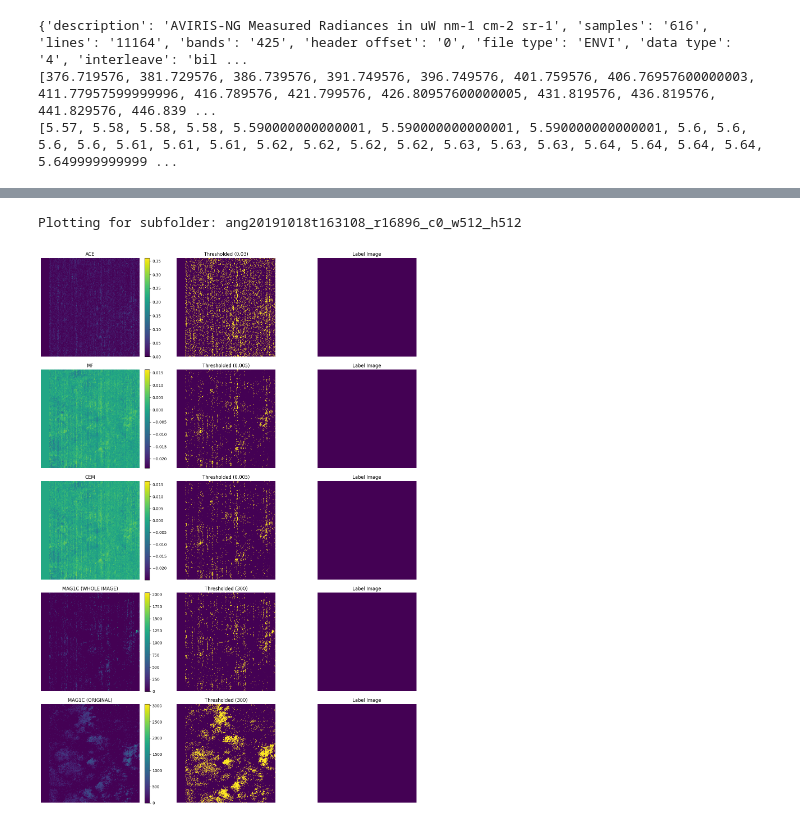
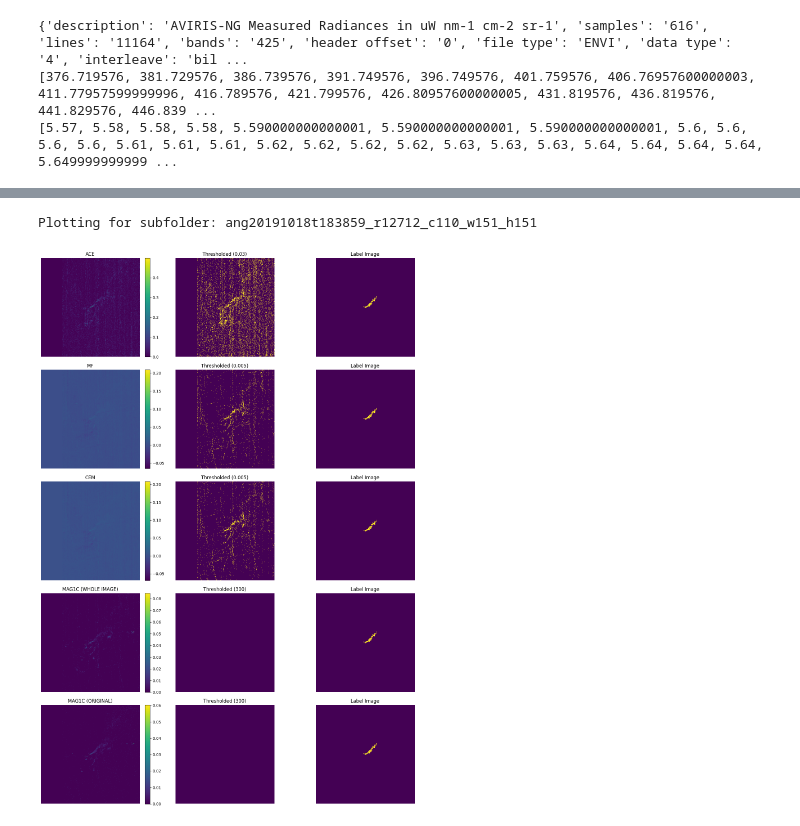
Before and after one commit to zaitra/methane-filters-benchmark, a Jupyter notebook: playbook.ipynb, the cells around one changed output, grey strips where cells are left out. Cells and saved outputs as stored; diff of their text form; code cells hidden in the pictures.

```diff
--- a/playbook.ipynb
+++ b/playbook.ipynb
@@ -169,7 +169,7 @@ thresholds = {
 subfolders = [f for f in os.listdir(whole_image) if os.path.isdir(os.path.join(whole_image, f))]
 
 # Select subfolder based on index_to_plot
-index_to_plot =110
+index_to_plot =100
 if index_to_plot >= len(subfolders):
     raise ValueError(f"Index {index_to_plot} is out of range. Only {len(subfolders)} subfolders available.")
 
@@ -196,32 +196,34 @@ for row_idx, filename in enumerate(filenames):
     # Plot Whole Image
     if data_whole is not None:
         title = filename.replace(".npy", "").upper()
         if row_idx == 3:
             title = "MAG1C (WHOLE IMAGE)"
+            data_whole /= 1e5
         if row_idx == 4:
             title = "MAG1C (ORIGINAL)"
+            data_whole /= 1e5
 
         im = axes[row_idx, 0].imshow(data_whole, cmap='viridis', interpolation='nearest')
         axes[row_idx, 0].set_title(title)
         fig.colorbar(im, ax=axes[row_idx, 0], fraction=0.046, pad=0.04)  # Add colorbar
 
     # Plot Thresholded Image
     if data_whole is not None and filename in thresholds:
         axes[row_idx, 1].imshow(data_whole > thresholds[filename], cmap='viridis', interpolation='nearest')
         axes[row_idx, 1].set_title(f"Thresholded ({thresholds[filename]})")
 
     # Plot Label Image
     if data_label is not None:
         axes[row_idx, 2].imshow(data_label, cmap='viridis', interpolation='nearest')
         axes[row_idx, 2].set_title("Label Image")
 
     # Remove axes ticks
     for col in range(3):
         axes[row_idx, col].axis("off")
 
 # Adjust layout and show
 plt.tight_layout()
 plt.show()
 # %% [output]
-Plotting for subfolder: ang20191018t163108_r16896_c0_w512_h512
+Plotting for subfolder: ang20191018t183859_r12712_c110_w151_h151
-[figure, old version]
+[figure, new version]
```
